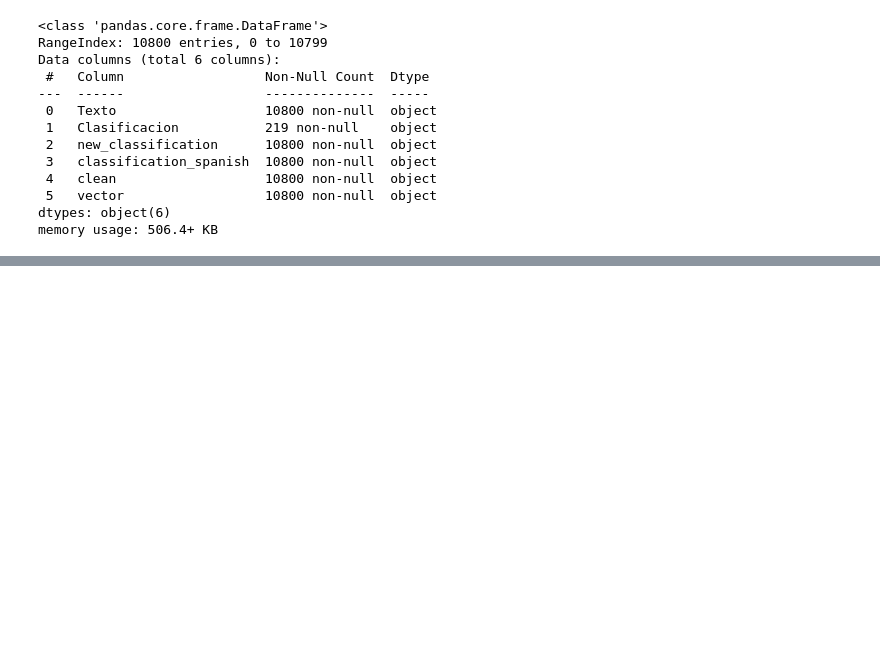
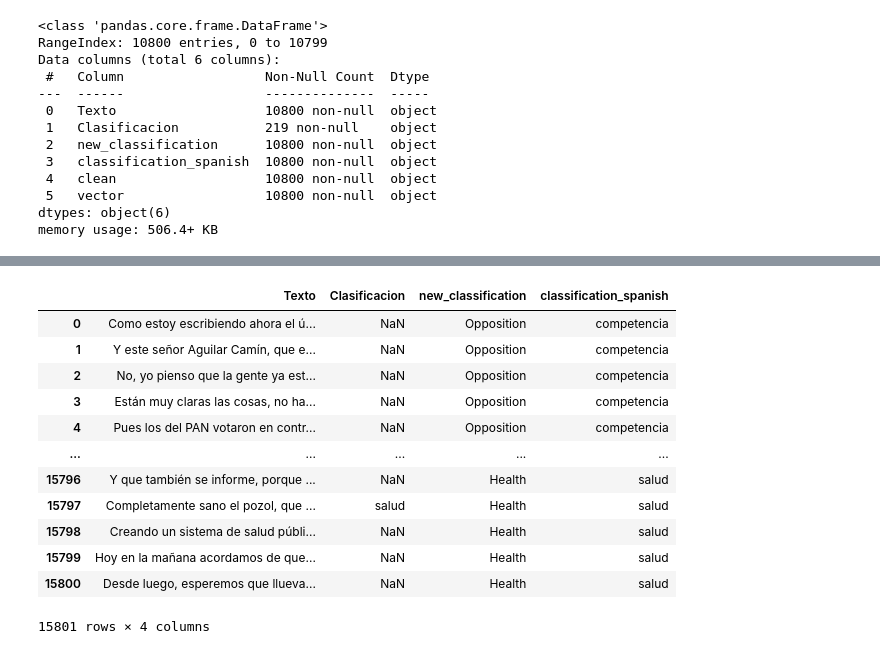
Before and after one commit to danielhtoledo2002/AMLO-CLASIFIER, a Jupyter notebook: OpenAi/Classify_amlo.ipynb, the cells around one changed output, grey strips where cells are left out. Cells and saved outputs as stored; diff of their text form; code cells hidden in the pictures; blank space fills up the shorter version.

```diff
--- a/OpenAi/Classify_amlo.ipynb
+++ b/OpenAi/Classify_amlo.ipynb
@@ -506,0 +548,17 @@ df = pd.read_csv('amlo_clasify_chatpgt_10k.csv')
+# %%
+df = df[['Texto', 'Clasificacion', 'new_classification', 'classification_spanish','clean', 'vector']]
+df
+# %% [output]
+|  | Texto | Clasificacion | new_classification | classification_spanish |
+| 0 | Como estoy escribiendo ahora el ú... | NaN | Opposition | competencia |
+| 1 | Y este señor Aguilar Camín, que e... | NaN | Opposition | competencia |
+| 2 | No, yo pienso que la gente ya est... | NaN | Opposition | competencia |
+| 3 | Están muy claras las cosas, no ha... | NaN | Opposition | competencia |
+| 4 | Pues los del PAN votaron en contr... | NaN | Opposition | competencia |
+| ... | ... | ... | ... | ... |
+| 15796 | Y que también se informe, porque ... | NaN | Health | salud |
+| 15797 | Completamente sano el pozol, que ... | salud | Health | salud |
+| 15798 | Creando un sistema de salud públi... | NaN | Health | salud |
+| 15799 | Hoy en la mañana acordamos de que... | NaN | Health | salud |
+| 15800 | Desde luego, esperemos que llueva... | NaN | Health | salud |
+15801 rows × 4 columns
```
Also changed, not shown: parts of 10 cells of this notebook, 1 other file.
